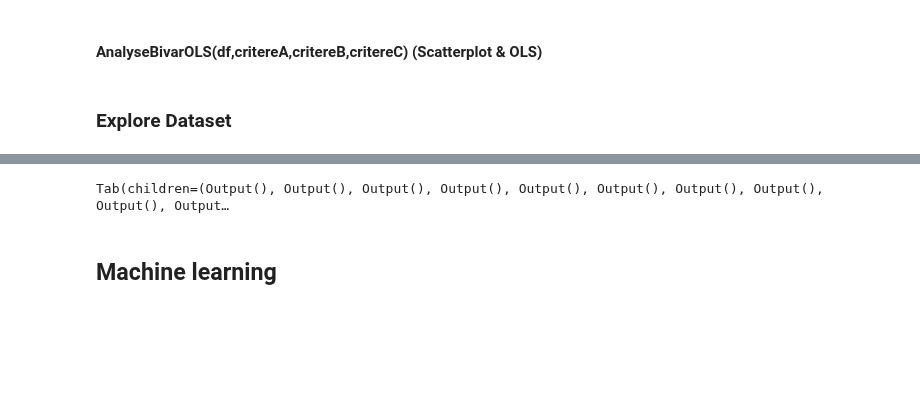
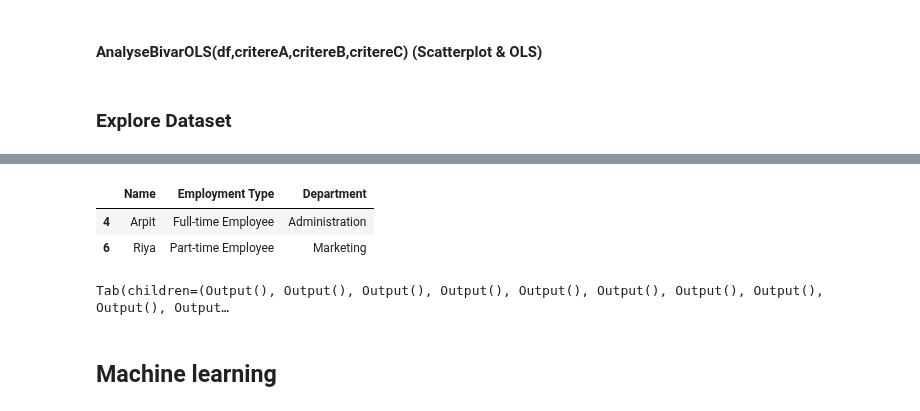
Before and after one commit to vincent-arese/Mylib, a Jupyter notebook: Mylib_VA.ipynb, the cells around one changed output, grey strips where cells are left out. Drawn from its saved outputs; the diff is of its cells as text; code cells hidden in the pictures; blank space fills up the shorter version.

```diff
--- a/Mylib_VA.ipynb
+++ b/Mylib_VA.ipynb
@@ -2882,3 +2667,9 @@ def ExploreV0(df):
+# %%
+df[df.duplicated()]
+# %% [output]
+|  | Name | Employment Type | Department |
+| 4 | Arpit | Full-time Employee | Administration |
+| 6 | Riya | Part-time Employee | Marketing |
 # %%
 def Explore(df):
  """ Quick df basic Exploration :  Remix Explore VO 24/09/2022 """
```
Also changed, not shown: parts of 18 cells of this notebook.
